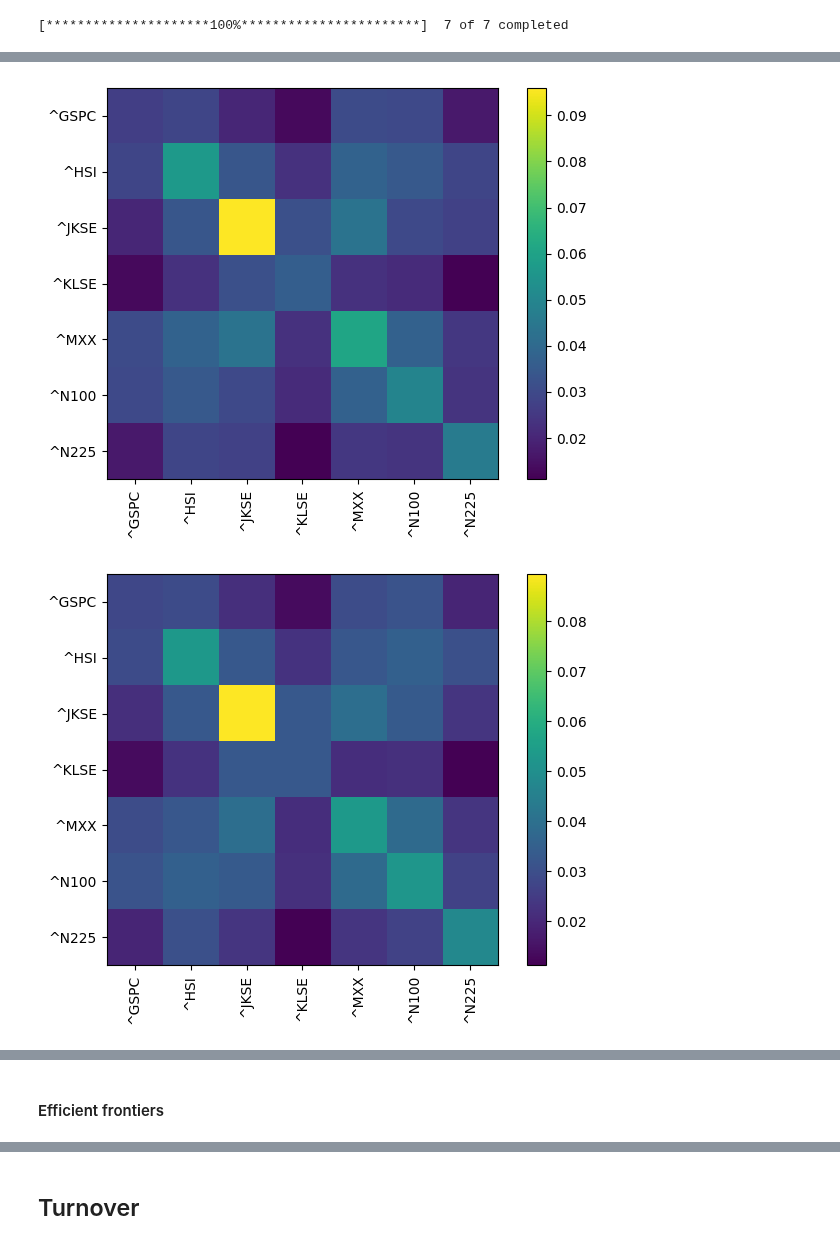
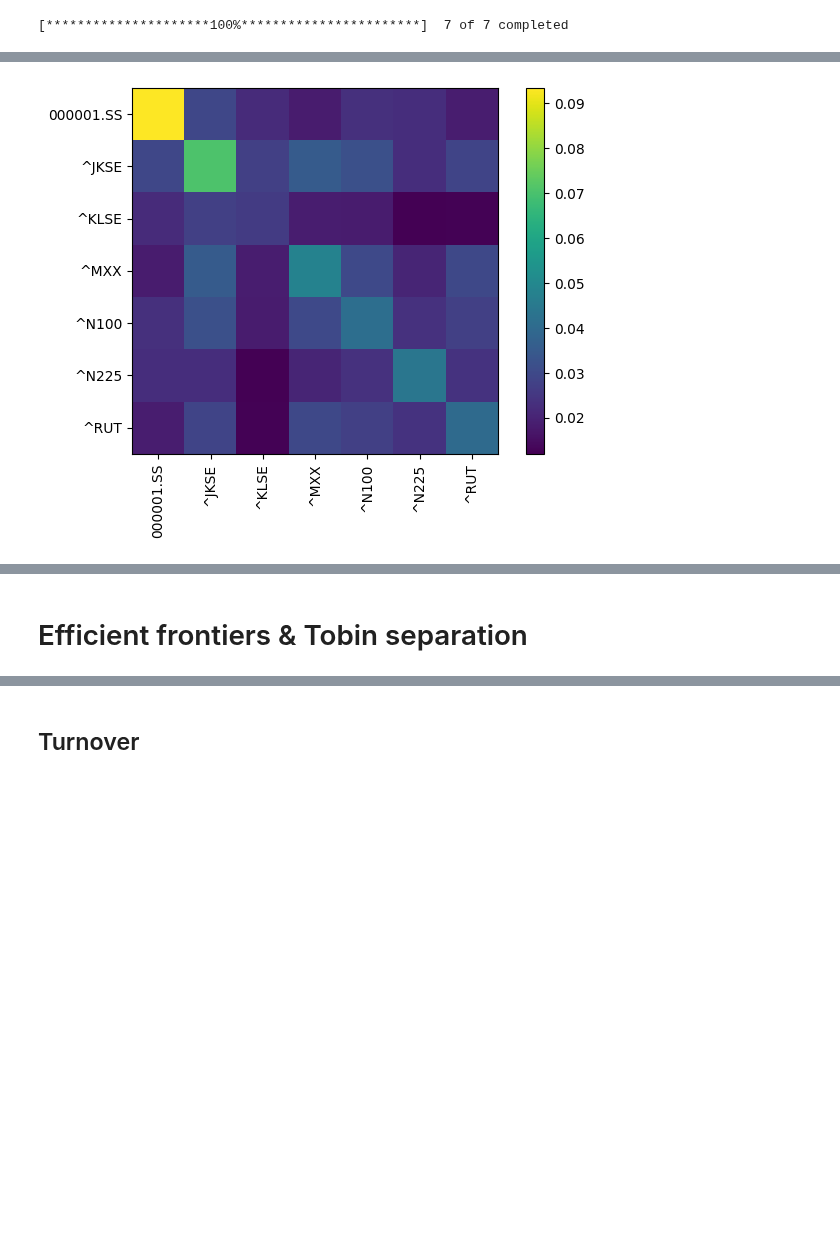
Before and after one commit to mxmws/datafin, a Jupyter notebook: Final_assigment.ipynb, the cells around one changed output, grey strips where cells are left out. Saved outputs shown, nothing was run; the diff lists cells and outputs as text; code cells hidden in the pictures; blank space fills up the shorter version.

```diff
--- a/Final_assigment.ipynb
+++ b/Final_assigment.ipynb
@@ -5,18 +5,12 @@ import yfinance as yf
 import datetime as dt
 import numpy as np
 import matplotlib.pyplot as plt
+import warnings
+warnings.filterwarnings("ignore")
 
 yf.pdr_override()
 
-#y_symbol_pairs = [('^GSPC', 'USD'), ('^MXX', 'MXN'), ('^FCHI', 'EUR'), ('^NYA', 'USD'),('^JKSE', 'IDR'), ('^RUT', 'USD'), ('^KS11', 'KRW')]
-y_symbol_pairs = [('^GSPC', 'USD'), ('^MXX', 'MXN'), ('^HSI', 'HKD'), ('^N225', 'JPY'),('^JKSE', 'IDR'), ('^N100', 'EUR'), ('^KLSE', 'MYR')]
-#y_symbol_pairs = [('XWD.TO', 'USD'), ('^MXX', 'MXN'), ('^GSPC', 'USD'), ('^MXX', 'MXN'), ('^GSPC', 'USD'),('^GSPC', 'USD'),('^GSPC', 'USD')]
-#y_symbol_pairs = [('^GSPC', 'USD')]
-#y_symbol_pairs = [('XWD.TO', 'USD'), ('XWD.TO', 'USD'), ('XWD.TO', 'USD'), ('XWD.TO', 'USD'), ('XWD.TO', 'USD'), ('XWD.TO', 'USD'), ('XWD.TO', 'USD')]
-
-
-#y_symbols = ['^GSPC' , '^MXX', '^FCHI','^NYA','^JKSE', '^RUT', '^KS11' ]
-#y_symbols = ['AAPL', 'MSFT', 'KO', 'PEP', 'GE', 'GM', 'F' ]
+y_symbol_pairs = [('^RUT', 'USD'), ('^MXX', 'MXN'), ('000001.SS', 'CNY'), ('^N225', 'JPY'),('^JKSE', 'IDR'), ('^N100', 'EUR'), ('^KLSE', 'MYR')]
 
 
 start_date = dt.datetime(2000,1,1)
@@ -104,7 +89,9 @@ sliding_windows_data["5_dates"]
 # %%
+table_yearly_returns = pd.DataFrame(columns=(list(data.columns)))
 #expected yearly returns:
 for j in range(11):
-    print("SLIDING WINDOW ", j+1)
-    print(sliding_windows_data[str(j+1) +'_yearly_mean'])
-    print("____________________________________________________________")
+    dates = sliding_windows_data[str(j+1) +'_dates']
+    label = f"{dates[0].year} to {dates[1].year}"
+    table_yearly_returns.loc[label] = sliding_windows_data[str(j+1) +'_yearly_mean'].round(2)
+table_yearly_returns
 # %% [output]
@@ -128,7 +130,9 @@ ____________________________________________________________
 # %%
+yearly_cov_tables = []
 #cov_matrices:
 for j in range(11):
-    print("SLIDING WINDOW ", j+1)
-    print(sliding_windows_data[str(j+1) +'_yearly_cov'])
-    print("____________________________________________________________")
+    table = sliding_windows_data[str(j+1) +'_yearly_cov'].round(2)
+    table.name = f"{dates[0].year} to {dates[1].year}"
+    yearly_cov_tables.append(table)
+yearly_cov_tables[5]
 # %% [output]
@@ -152,8 +147,7 @@ ____________________________________________________________
 # %%
 from pypfopt.plotting import plot_covariance
 #cov_matrices:
-for j in range(11):
+for j in range(4,5):
     plot_covariance(sliding_windows_data[str(j+1) +'_yearly_cov'])
 # %% [output]
-[figure, old version]
+[figure, new version]
-[figure, removed]
@@ -169,2 +154,2 @@ for j in range(11):
 # %% [markdown]
-#### Efficient frontiers
+# Efficient frontiers & Tobin separation
```
Also changed, not shown: parts of 60 cells of this notebook, 1 other file.
